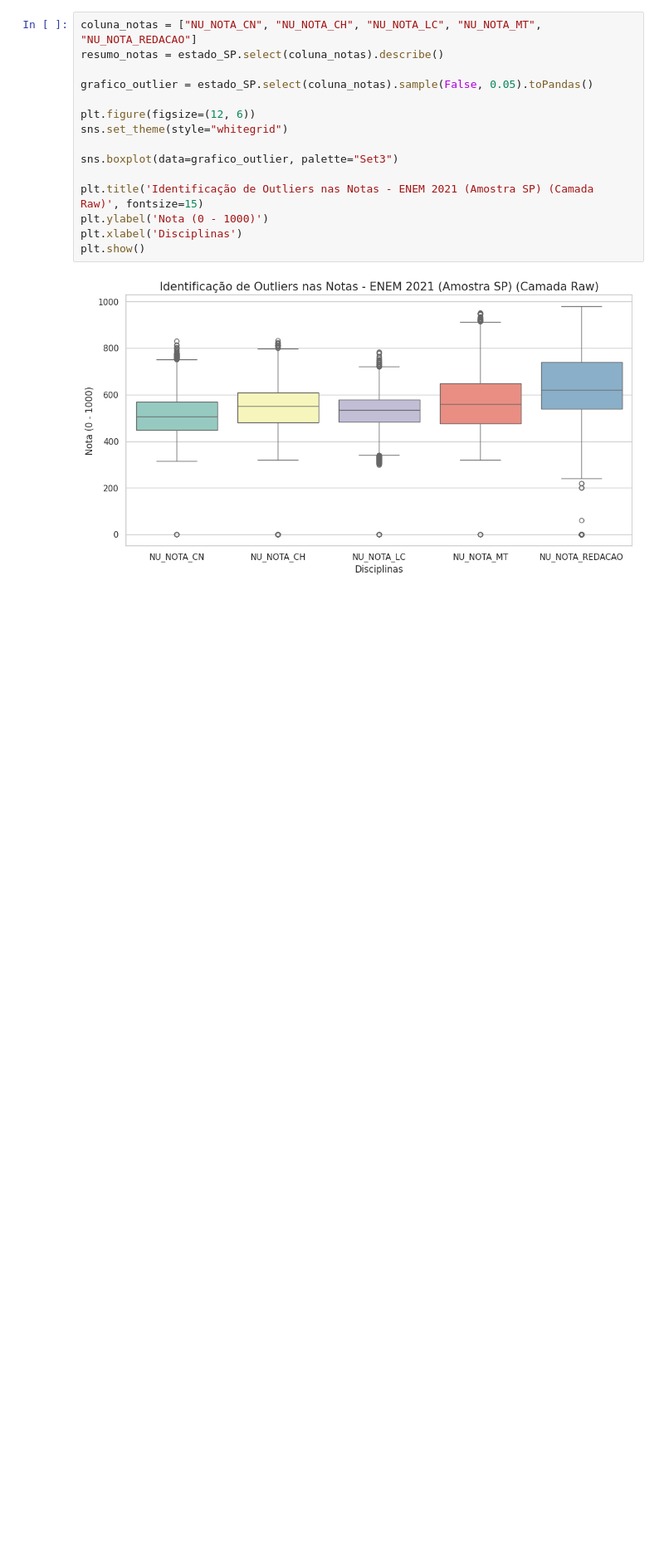
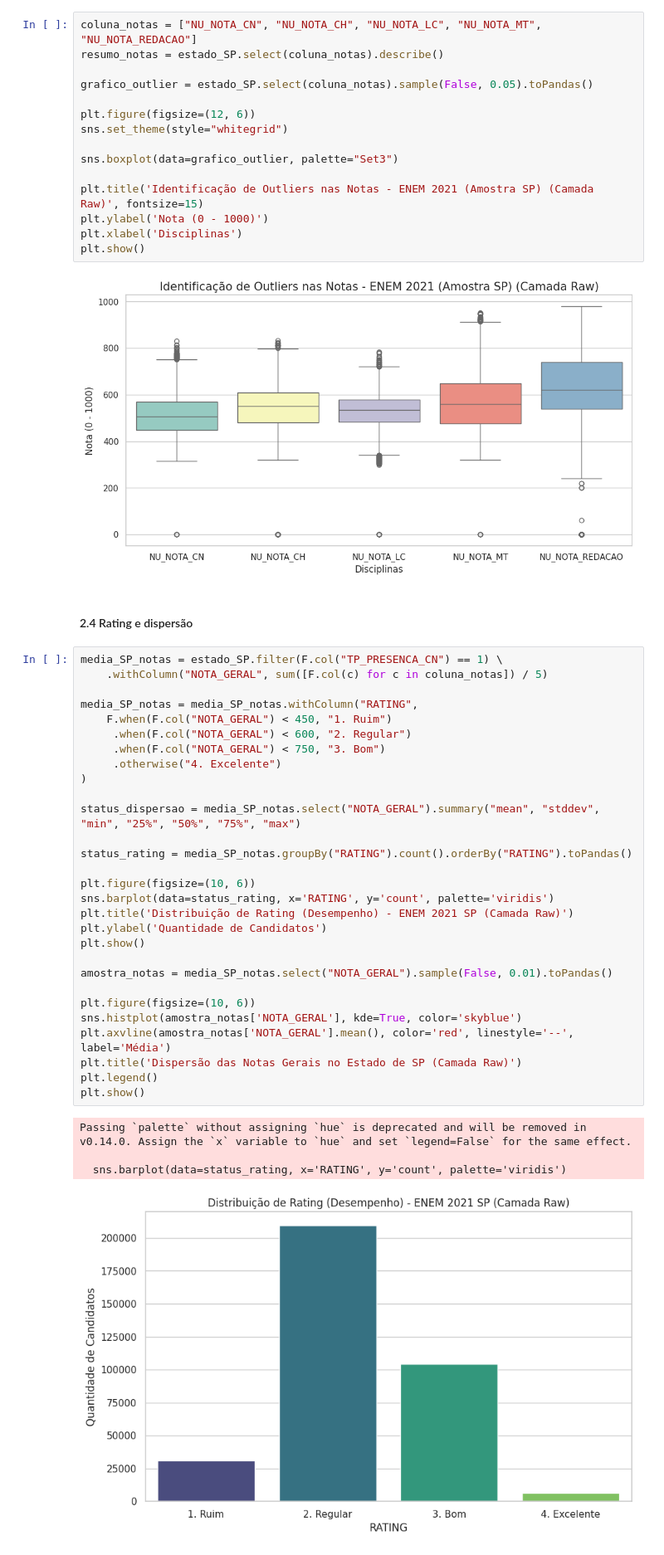
Before and after one commit to Caiomesvie/SDBD2---INEP, a Jupyter notebook: raw/analytcs.ipynb, the cells around one changed output. Shown at 83% size. Drawn from its saved outputs; the diff is of its cells as text; blank space fills up the shorter version.

Commit message:
feat/adicionado gráficos de rating e dispersão

```diff
--- a/raw/analytcs.ipynb
+++ b/raw/analytcs.ipynb
@@ -202,3 +202,39 @@ plt.xlabel('Disciplinas')
 plt.show()
 # %% [output]
 [figure]
+# %% [markdown]
+#### 2.4 Rating e dispersão
+# %%
+media_SP_notas = estado_SP.filter(F.col("TP_PRESENCA_CN") == 1) \
+    .withColumn("NOTA_GERAL", sum([F.col(c) for c in coluna_notas]) / 5)
+
+media_SP_notas = media_SP_notas.withColumn("RATING",
+    F.when(F.col("NOTA_GERAL") < 450, "1. Ruim")
+     .when(F.col("NOTA_GERAL") < 600, "2. Regular")
+     .when(F.col("NOTA_GERAL") < 750, "3. Bom")
+     .otherwise("4. Excelente")
+)
+
+status_dispersao = media_SP_notas.select("NOTA_GERAL").summary("mean", "stddev", "min", "25%", "50%", "75%", "max")
+
+status_rating = media_SP_notas.groupBy("RATING").count().orderBy("RATING").toPandas()
+
+plt.figure(figsize=(10, 6))
+sns.barplot(data=status_rating, x='RATING', y='count', palette='viridis')
+plt.title('Distribuição de Rating (Desempenho) - ENEM 2021 SP (Camada Raw)')
+plt.ylabel('Quantidade de Candidatos')
+plt.show()
+
+amostra_notas = media_SP_notas.select("NOTA_GERAL").sample(False, 0.01).toPandas()
+
+plt.figure(figsize=(10, 6))
+sns.histplot(amostra_notas['NOTA_GERAL'], kde=True, color='skyblue')
+plt.axvline(amostra_notas['NOTA_GERAL'].mean(), color='red', linestyle='--', label='Média')
+plt.title('Dispersão das Notas Gerais no Estado de SP (Camada Raw)')
+plt.legend()
+plt.show()
+# %% [output]
+Passing `palette` without assigning `hue` is deprecated and will be removed in v0.14.0. Assign the `x` variable to `hue` and set `legend=False` for the same effect.
+
+  sns.barplot(data=status_rating, x='RATING', y='count', palette='viridis')
+[figure, added]
```
Also changed, not shown: parts of 1 cell of this notebook.
